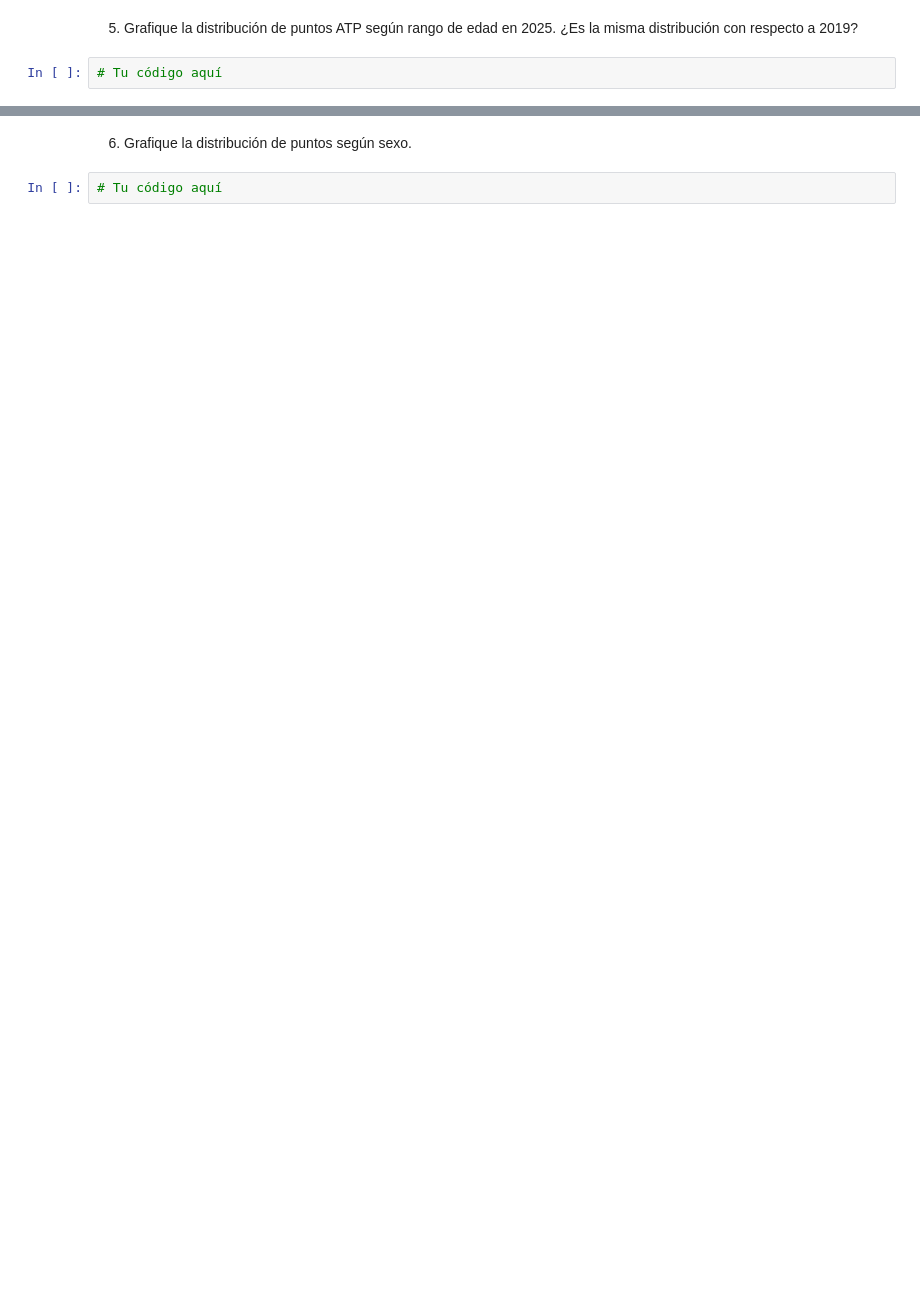
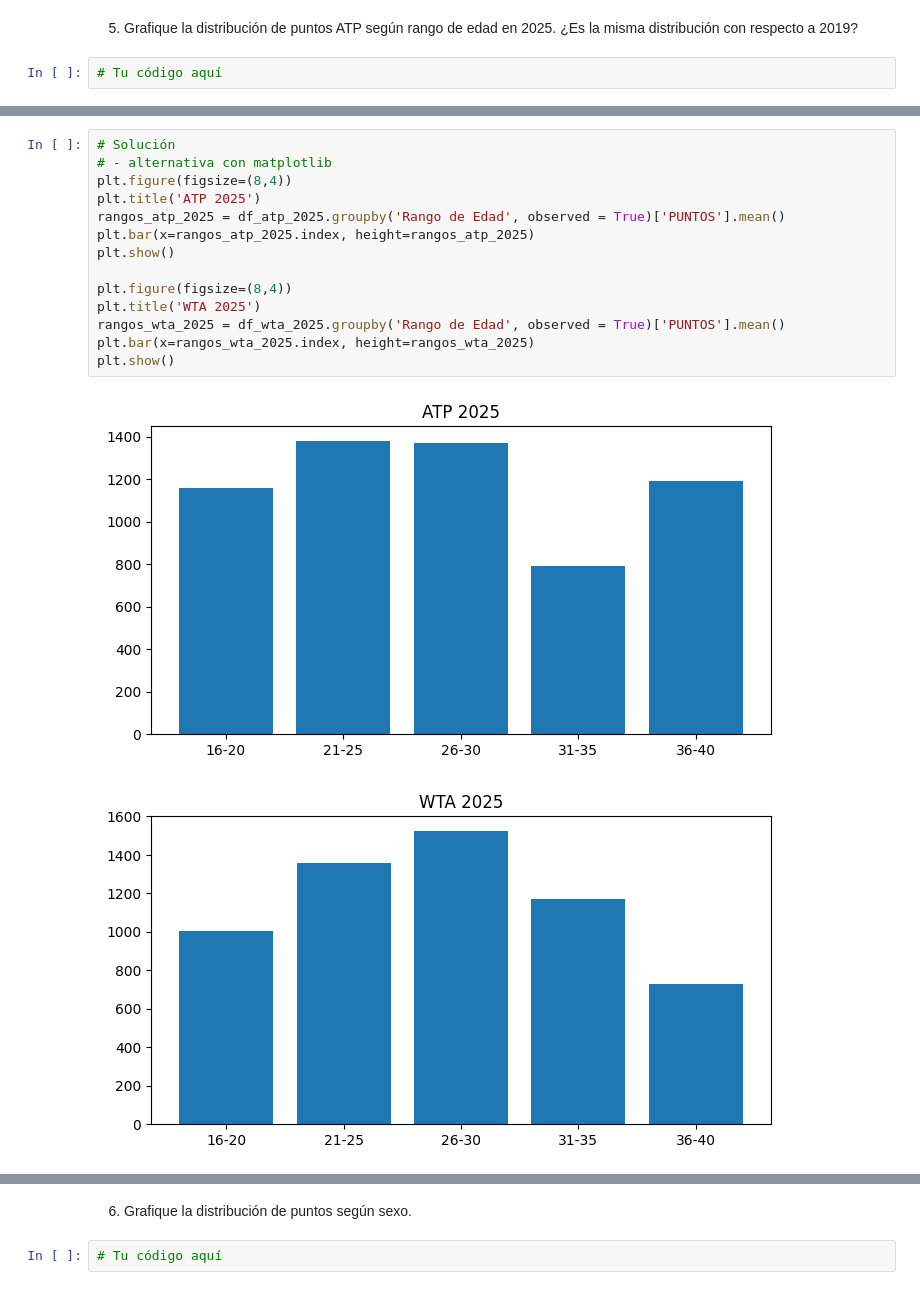
Before and after one commit to GabrielBurgosS/Data-Visualization-2025, a Jupyter notebook: Ayudantía 4 - Visualización.ipynb, the cells around one changed output, grey strips where cells are left out. Drawn from its saved outputs; the diff is of its cells as text; blank space fills up the shorter version.

```diff
--- a/Ayudantía 4 - Visualización.ipynb
+++ b/Ayudantía 4 - Visualización.ipynb
@@ -58,0 +302,17 @@ ImportError: Missing optional dependency 'lxml'.  Use pip or conda to install lx
+# %%
+# Solución
+# - alternativa con matplotlib
+plt.figure(figsize=(8,4))
+plt.title('ATP 2025')
+rangos_atp_2025 = df_atp_2025.groupby('Rango de Edad', observed = True)['PUNTOS'].mean()
+plt.bar(x=rangos_atp_2025.index, height=rangos_atp_2025)
+plt.show()
+
+plt.figure(figsize=(8,4))
+plt.title('WTA 2025')
+rangos_wta_2025 = df_wta_2025.groupby('Rango de Edad', observed = True)['PUNTOS'].mean()
+plt.bar(x=rangos_wta_2025.index, height=rangos_wta_2025)
+plt.show()
+# %% [output]
+[figure, added]
+[figure, added]
```
Also changed, not shown: parts of 25 cells of this notebook.
